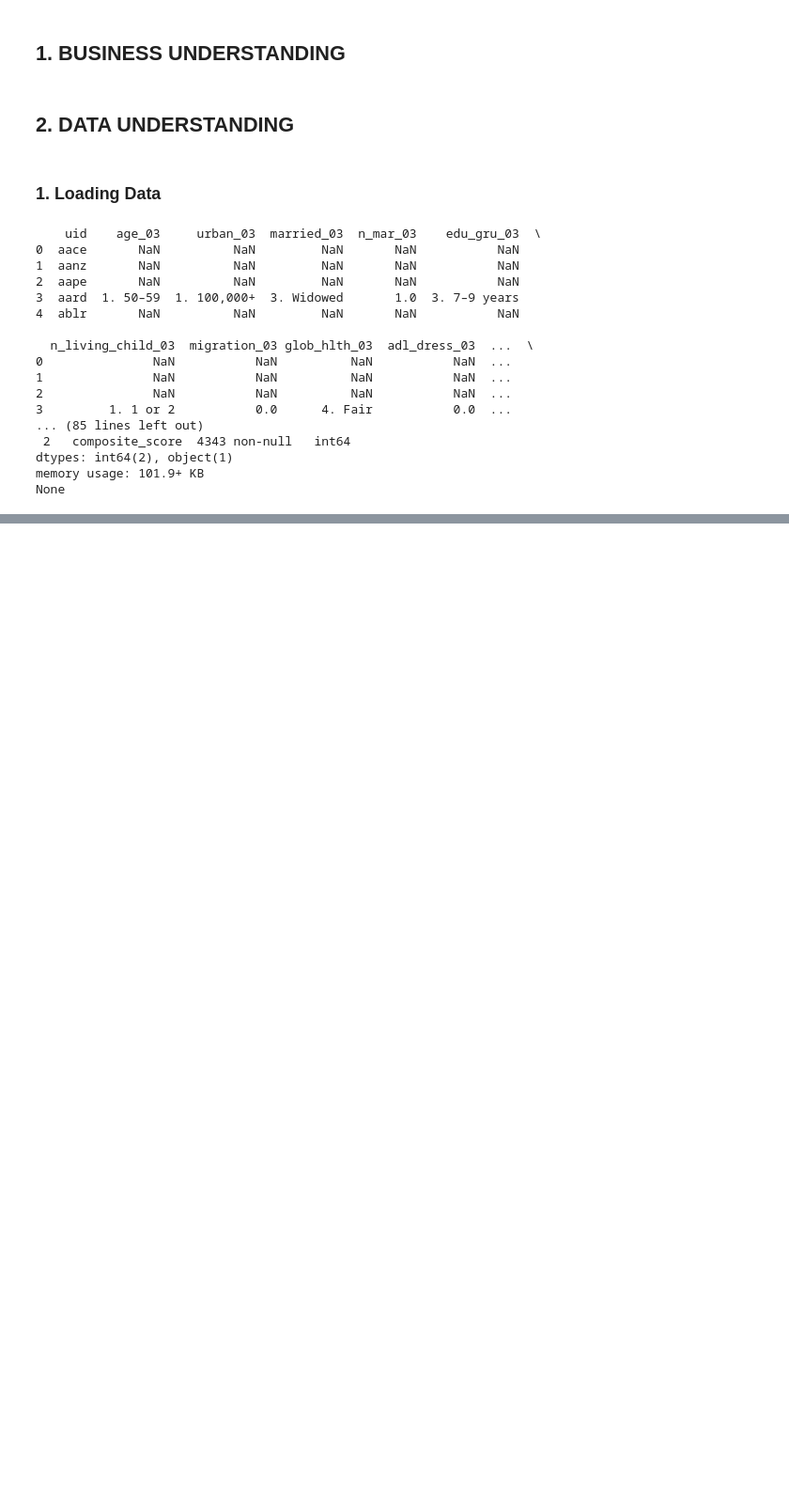
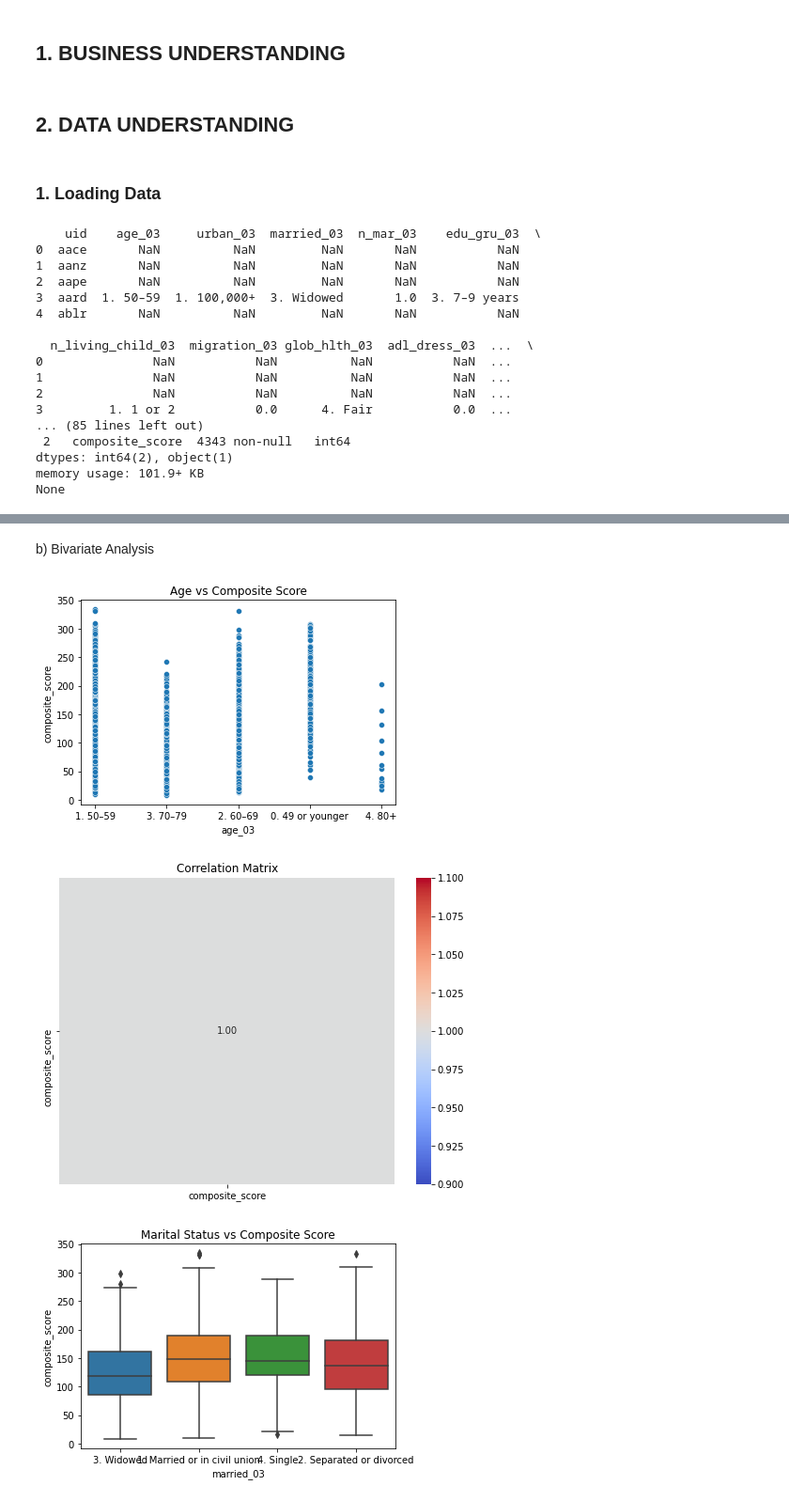
Before and after one commit to geomwangi007/Early-Detection-of-Alzheimer-s-Disease-and-Related-Dementias-Using-Social-Determinants-of-Health, a Jupyter notebook: IPNYBS/Cynthia.ipynb, the cells around one changed output, grey strips where cells are left out. Shown at 94% size. Saved outputs shown, nothing was run; the diff lists cells and outputs as text; code cells hidden in the pictures; blank space fills up the shorter version.

```diff
--- a/IPNYBS/Cynthia.ipynb
+++ b/IPNYBS/Cynthia.ipynb
@@ -658,0 +128,24 @@ data['high_education'] = (data['edu_gru_03'] > 12).astype(int)  # Assuming 12 ye
+# %% [markdown]
+b) Bivariate Analysis
+# %%
+# Scatter plot to explore relationship between 'age_03' and 'composite_score'
+sns.scatterplot(data=data, x='age_03', y='composite_score')
+plt.title('Age vs Composite Score')
+plt.show()
+
+# Correlation heatmap to explore relationships between numerical features
+numerical_columns = ['composite_score', 'age_03', 'bmi_03', 'bmi_12']
+correlation_matrix = data[numerical_columns].corr()
+plt.figure(figsize=(8, 6))
+sns.heatmap(correlation_matrix, annot=True, cmap='coolwarm', fmt='.2f')
+plt.title('Correlation Matrix')
+plt.show()
+
+# Box plot for numerical vs categorical
+sns.boxplot(data=data, x='married_03', y='composite_score')
+plt.title('Marital Status vs Composite Score')
+plt.show()
+# %% [output]
+[figure, added]
+[figure, added]
+[figure, added]
```
Also changed, not shown: parts of 149 cells of this notebook.
